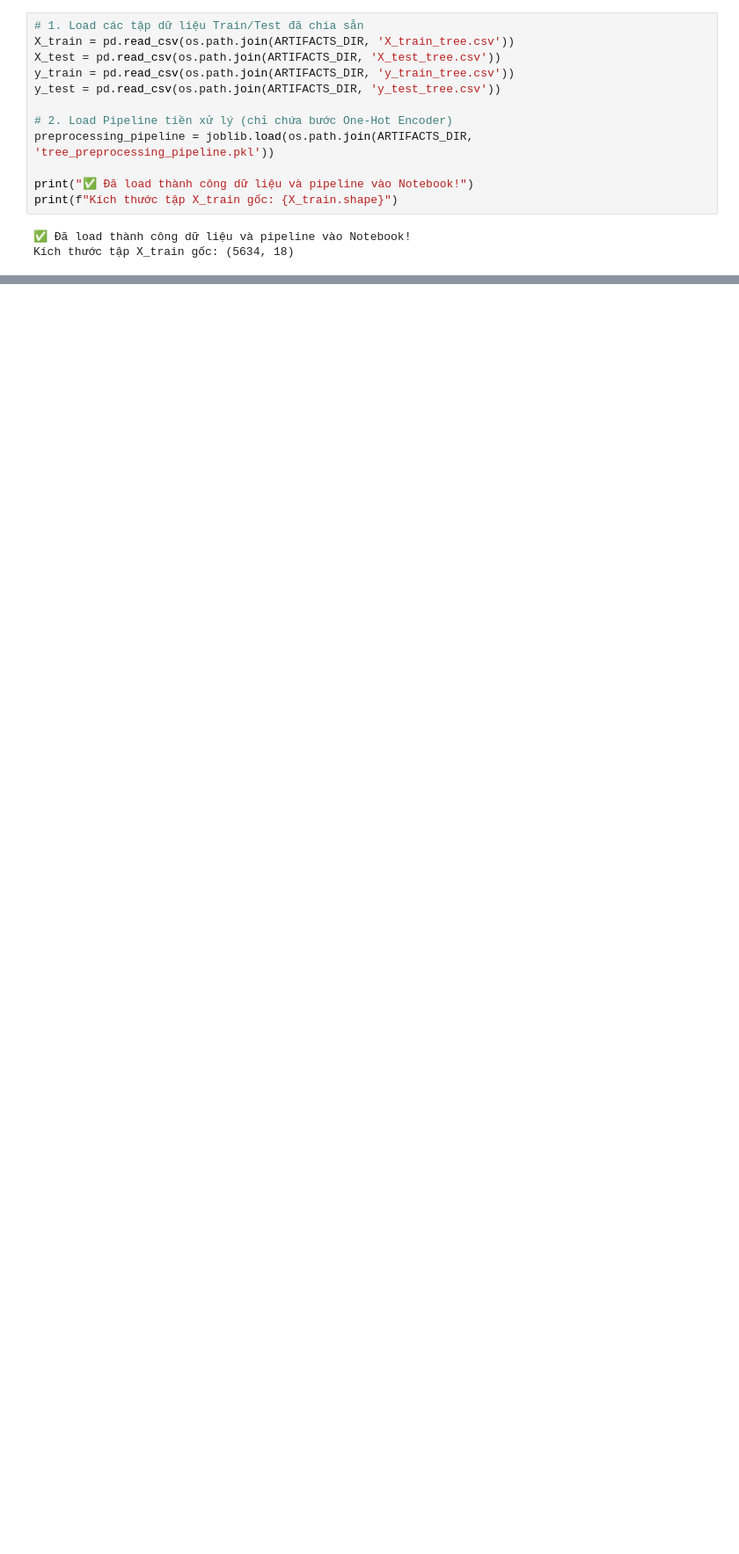
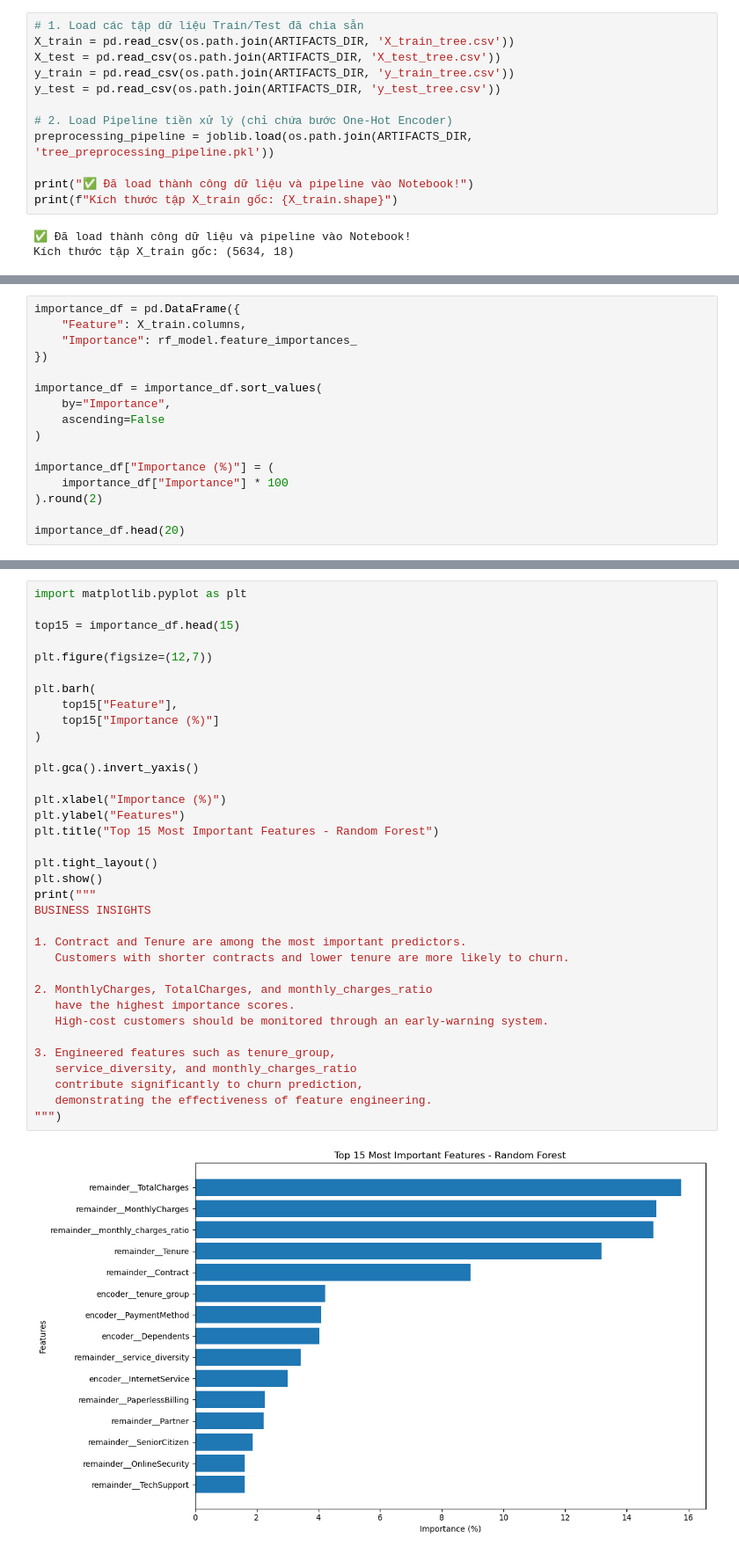
Before and after one commit to HuynhGiaBao06/Project_ADY201m_GR01_AI2009_H1, a Jupyter notebook: notebooks/03_tree_models_train.ipynb, the cells around one changed output, grey strips where cells are left out. Shown at 88% size. Drawn from its saved outputs; the diff is of its cells as text; blank space fills up the shorter version.

Commit message:
feat: implement random forest evaluation and churn retention insights

```diff
--- a/notebooks/03_tree_models_train.ipynb
+++ b/notebooks/03_tree_models_train.ipynb
@@ -29,0 +68,16 @@ Kích thước tập X_train gốc: (5634, 18)
+# %%
+importance_df = pd.DataFrame({
+    "Feature": X_train.columns,
+    "Importance": rf_model.feature_importances_
+})
+
+importance_df = importance_df.sort_values(
+    by="Importance",
+    ascending=False
+)
+
+importance_df["Importance (%)"] = (
+    importance_df["Importance"] * 100
+).round(2)
+
+importance_df.head(20)
@@ -29,0 +116,37 @@ Kích thước tập X_train gốc: (5634, 18)
+# %%
+import matplotlib.pyplot as plt
+
+top15 = importance_df.head(15)
+
+plt.figure(figsize=(12,7))
+
+plt.barh(
+    top15["Feature"],
+    top15["Importance (%)"]
+)
+
+plt.gca().invert_yaxis()
+
+plt.xlabel("Importance (%)")
+plt.ylabel("Features")
+plt.title("Top 15 Most Important Features - Random Forest")
+
+plt.tight_layout()
+plt.show()
+print("""
+BUSINESS INSIGHTS
+
+1. Contract and Tenure are among the most important predictors.
+   Customers with shorter contracts and lower tenure are more likely to churn.
+
+2. MonthlyCharges, TotalCharges, and monthly_charges_ratio
+   have the highest importance scores.
+   High-cost customers should be monitored through an early-warning system.
+
+3. Engineered features such as tenure_group,
+   service_diversity, and monthly_charges_ratio
+   contribute significantly to churn prediction,
+   demonstrating the effectiveness of feature engineering.
+""")
+# %% [output]
+[figure, added]
```
Also changed, not shown: parts of 7 cells of this notebook.
